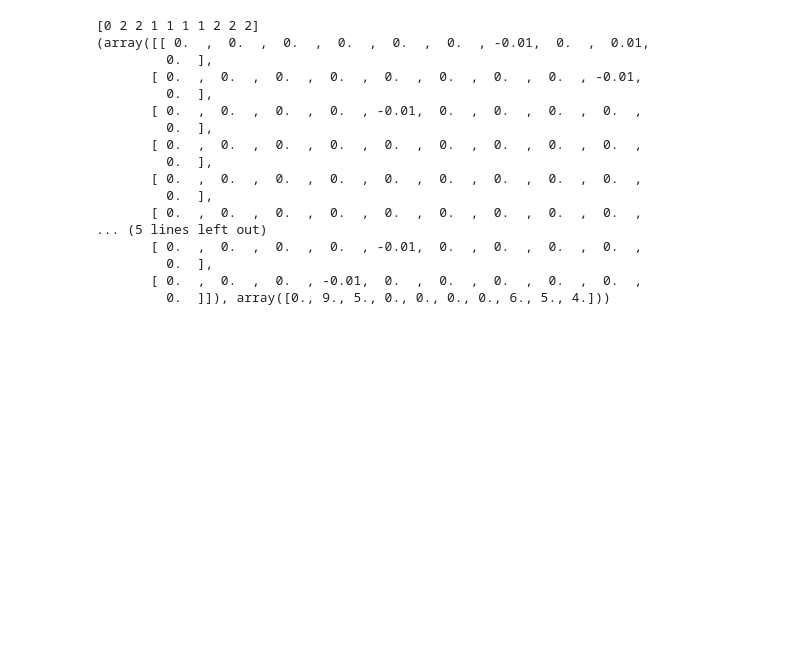
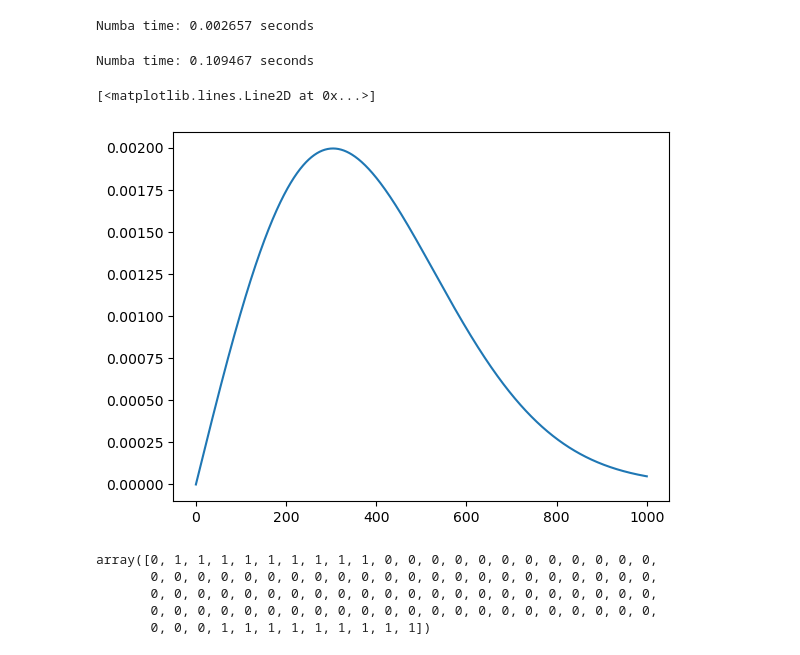
Before and after one commit to ararakitsubasa/etching, a Jupyter notebook: Multi_Species_etching_numba_test.ipynb, the cells around one changed output. Cells and saved outputs as stored; diff of their text form; code cells hidden in the pictures; blank space fills up the shorter version.

Commit message:
update react

```diff
--- a/Multi_Species_etching_numba_test.ipynb
+++ b/Multi_Species_etching_numba_test.ipynb
@@ -352,24 +191,39 @@ print(reaction(parcel, film))
 # %%
-film = np.zeros((10, 10))
-parcel = np.random.choice(3, size=10)
-print(parcel)
+film = np.zeros((100, 10))
+parcel = np.random.choice(3, size=100)
+
 test1 = UnitTest(parcel, film)
-print(test1.testReact())
+test1.testReact()
+numba_time = timeit.timeit(lambda: test1.testReact(), number=100)
+print(f"Numba time: {numba_time:.6f} seconds")
 # %% [output]
-[0 2 2 1 1 1 1 2 2 2]
-(array([[ 0.  ,  0.  ,  0.  ,  0.  ,  0.  ,  0.  , -0.01,  0.  ,  0.01,
-         0.  ],
-       [ 0.  ,  0.  ,  0.  ,  0.  ,  0.  ,  0.  ,  0.  ,  0.  , -0.01,
-         0.  ],
-       [ 0.  ,  0.  ,  0.  ,  0.  , -0.01,  0.  ,  0.  ,  0.  ,  0.  ,
-         0.  ],
-       [ 0.  ,  0.  ,  0.  ,  0.  ,  0.  ,  0.  ,  0.  ,  0.  ,  0.  ,
-         0.  ],
-       [ 0.  ,  0.  ,  0.  ,  0.  ,  0.  ,  0.  ,  0.  ,  0.  ,  0.  ,
-         0.  ],
-       [ 0.  ,  0.  ,  0.  ,  0.  ,  0.  ,  0.  ,  0.  ,  0.  ,  0.  ,
-... (5 lines left out)
-       [ 0.  ,  0.  ,  0.  ,  0.  , -0.01,  0.  ,  0.  ,  0.  ,  0.  ,
-         0.  ],
-       [ 0.  ,  0.  ,  0.  , -0.01,  0.  ,  0.  ,  0.  ,  0.  ,  0.  ,
-         0.  ]]), array([0., 9., 5., 0., 0., 0., 0., 6., 5., 4.]))
+Numba time: 0.002657 seconds
+# %%
+film = np.zeros((100, 10))
+parcel = np.random.choice(3, size=100)
+
+test1 = UnitTest(parcel, film)
+test1.testReact()
+numba_time = timeit.timeit(lambda: test1.testReact(), number=100)
+print(f"Numba time: {numba_time:.6f} seconds")
+# %% [output]
+Numba time: 0.109467 seconds
+# %%
+def diffDeflection(ur):
+    kB = 1.380649e-23
+    Al_m = 44.803928e-27
+    N_A = 6.02214076*10**23
+    Ar_m = 39.938/(N_A*1000)
+    Tw = 300
+
+    return Al_m/(kB*Tw)*ur*np.exp(-Al_m*ur*ur/(2*kB*Tw))
+# %%
+x = np.linspace(0, 1000, 1000)
+y = diffDeflection(x)
+
+fig, ax = plt.subplots(1, 1)
+
+ax.plot(x, y)
+# %% [output]
+[<matplotlib.lines.Line2D at 0x...>]
+[figure, added]
@@ -375,0 +238,8 @@ print(test1.testReact())
+# %%
+yield_func(np.arange(100))
+# %% [output]
+array([0, 1, 1, 1, 1, 1, 1, 1, 1, 1, 0, 0, 0, 0, 0, 0, 0, 0, 0, 0, 0, 0,
+       0, 0, 0, 0, 0, 0, 0, 0, 0, 0, 0, 0, 0, 0, 0, 0, 0, 0, 0, 0, 0, 0,
+       0, 0, 0, 0, 0, 0, 0, 0, 0, 0, 0, 0, 0, 0, 0, 0, 0, 0, 0, 0, 0, 0,
+       0, 0, 0, 0, 0, 0, 0, 0, 0, 0, 0, 0, 0, 0, 0, 0, 0, 0, 0, 0, 0, 0,
+       0, 0, 0, 1, 1, 1, 1, 1, 1, 1, 1, 1])
```
Also changed, not shown: parts of 21 cells of this notebook, 2 other files.
